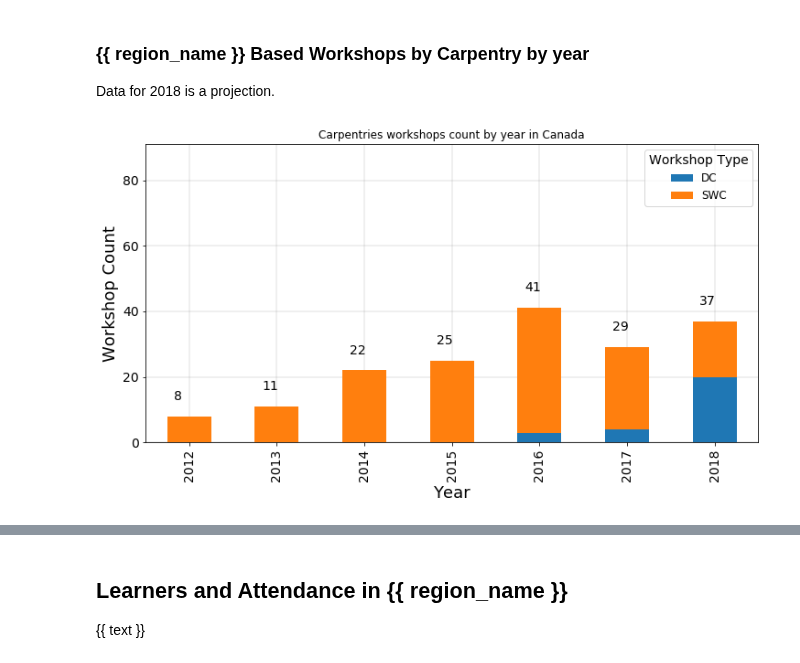
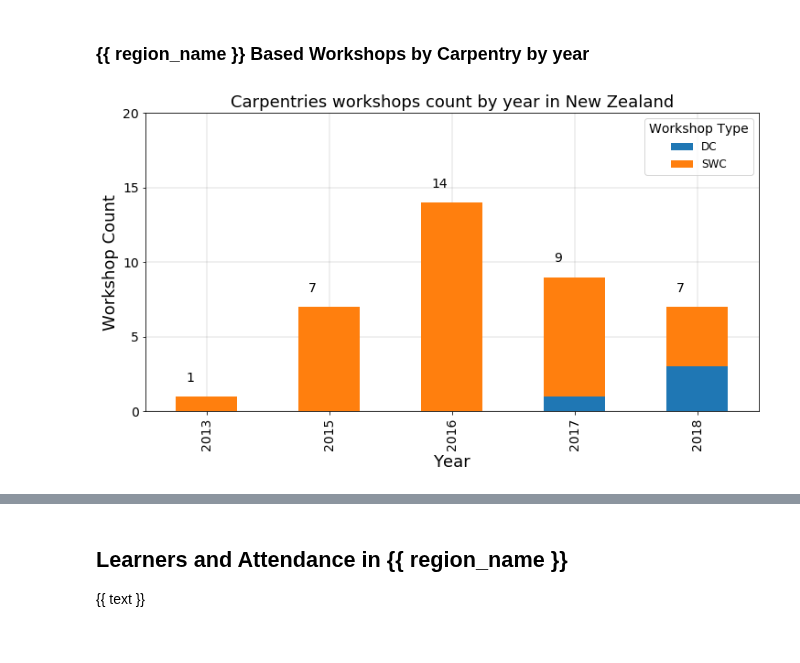
Before and after one commit to carpentries/assessment, a Jupyter notebook: programmatic-assessment/workshops/jupyter_notebooks/region_specific/region_specific.ipynb, the cells around one changed output, grey strips where cells are left out. Cells and saved outputs as stored; diff of their text form; code cells hidden in the pictures.

```diff
--- a/programmatic-assessment/workshops/jupyter_notebooks/region_specific/region_specific.ipynb
+++ b/programmatic-assessment/workshops/jupyter_notebooks/region_specific/region_specific.ipynb
@@ -108,15 +109,14 @@ def get_value_counts_many(df, col_name, value_list):
 # %%
 # Select country or region here
 
-all_events = pd.read_csv("../../data_files/all_workshops.csv", keep_default_na=False, na_values=[''])
+all_events = pd.read_csv("../../data_files/all_workshops_2018.csv", keep_default_na=False, na_values=[''])
 
 # Uncomment one of the following two blocks
 
 # # Choose a 2 character country code from:  US, CA, GB, NZ, AU
-chosen_country = "CA"
+chosen_country = "NZ"
 region_name = get_country_name(chosen_country)
 all_events = all_events[all_events['country'] == chosen_country ]
-
 
 # OR
 
@@ -180,7 +178,7 @@ all_events['attendance'] =  all_events['attendance'].replace(0.0, np.nan)
 all_events['start_date'] = pd.to_datetime(all_events['start_date'])
 
 
-report_date = pd.Timestamp(2018, 10, 31)
+report_date = pd.Timestamp(2018, 12, 31)
 
 # Remove events before report date
 all_events = all_events[all_events['start_date'] < report_date]
@@ -192,4 +190,4 @@ workshops = all_events[all_events['workshop_type'] != "TTT"]
 # Remove online events like maintainer onboarding
 workshops = workshops.drop(workshops[workshops.country == "online"].index)
 
-display(workshops)
+# display(workshops)
@@ -282,7 +262,6 @@ workshops_by_carpentry_year.columns.name = "Workshop Type"
 current_year_workshops = dict((workshops_by_carpentry_year.loc[current_year]))
 # %% [markdown]
 ### {{ region_name }}  Based Workshops by Carpentry by year
-Data for 2018 is a projection.
 # %%
 fig = plt.figure(figsize=(12, 6)) # Create matplotlib figure
 
@@ -307,7 +286,7 @@ workshops_by_carpentry_year.plot(y = ["DC", "SWC"], kind='bar', ax=ax, width=wid
 
 leg = ax.legend(fontsize=12)
 leg.set_title(title="Workshop Type", prop={'size':14,})
-
+ax.title.set_size(18)
 
 # Customize the gridlines
 ax.grid(linestyle='-', linewidth='0.25', color='gray')
@@ -324,35 +303,35 @@ xmarks = []
 for p in ax.patches:
 #     print("X: ", p.get_x())
 #     print("Y: ", p.get_height())
     xmarks.append(p.get_x())
 
 
 # Make an empty list to be populated with a tuple for each stack
 # Go through the length of the totals series
 # Add to the empty list a tuple: (position in totals df, position in xmarks list)
 t = []
 
 for y in range(len(totals)):
     t.append((list(totals)[y], xmarks[y]))
 
 
 # Annotate the stacked bar chart with
 # (annotation text, position of text)
 for p in t:
-    ax.annotate(str(p[0]), (p[1] + .08, p[0] + 5), fontsize=14)
+    ax.annotate(str(p[0]), (p[1] + .08, p[0] + 1), fontsize=14)
 
 # Don't allow the axis to be on top of your data
 ax.set_axisbelow(True)
 
-ax.set_ylim(0,max(totals) + 50)
-
+ax.set_ylim(0,max(totals) + 5)
+ax.set_yticks(ax.get_yticks()[::2])
 
 # Display the plot
 plt.show()
 
 
 # See
 # https://stackoverflow.com/questions/40783669/stacked-bar-plot-by-group-count-on-pandas-python
 # %% [output]
-[figure, old version]
+[figure, new version]
 # %%
```
Also changed, not shown: parts of 16 cells of this notebook.
